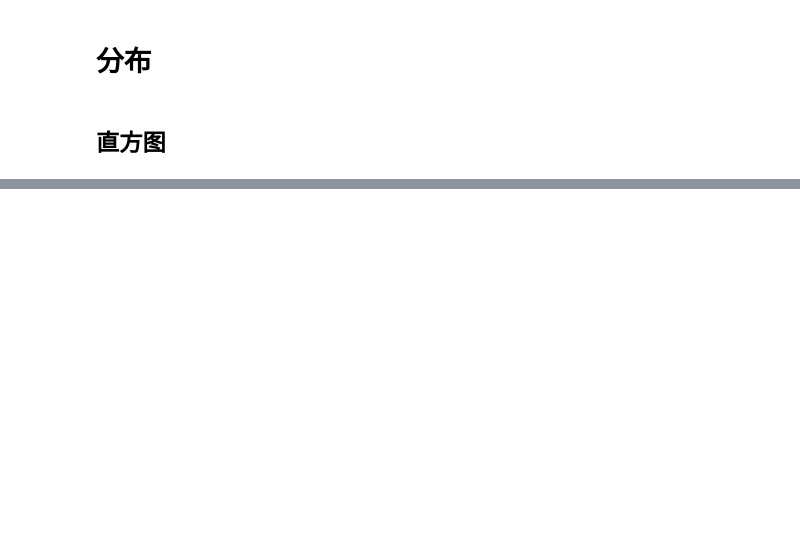
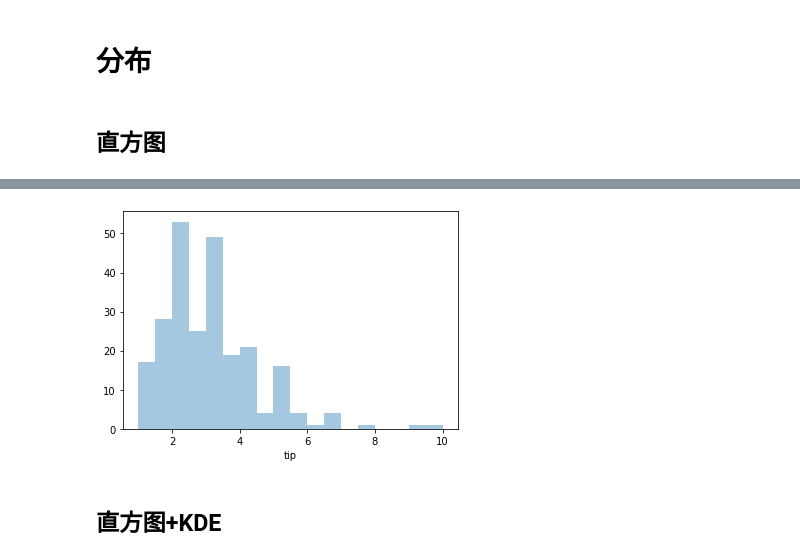
Before and after one commit to ThomasYounger02/DataScience, a Jupyter notebook: Visualization/Seaborn/一个变量.ipynb, the cells around one changed output, grey strips where cells are left out. Cells and saved outputs as stored; diff of their text form; code cells hidden in the pictures; blank space fills up the shorter version.

```diff
--- a/Visualization/Seaborn/一个变量.ipynb
+++ b/Visualization/Seaborn/一个变量.ipynb
@@ -11,3 +17,11 @@ import scipy.stats as sci
+# %%
+tips = sns.load_dataset('tips')
+
+sns.distplot(tips['tip'], kde=False);
+# %% [output]
+[figure, added]
+# %% [markdown]
+## 直方图+KDE
 # %%
 tips = sns.load_dataset('tips')
 
```
Also changed, not shown: parts of 13 cells of this notebook, 2 other files.
